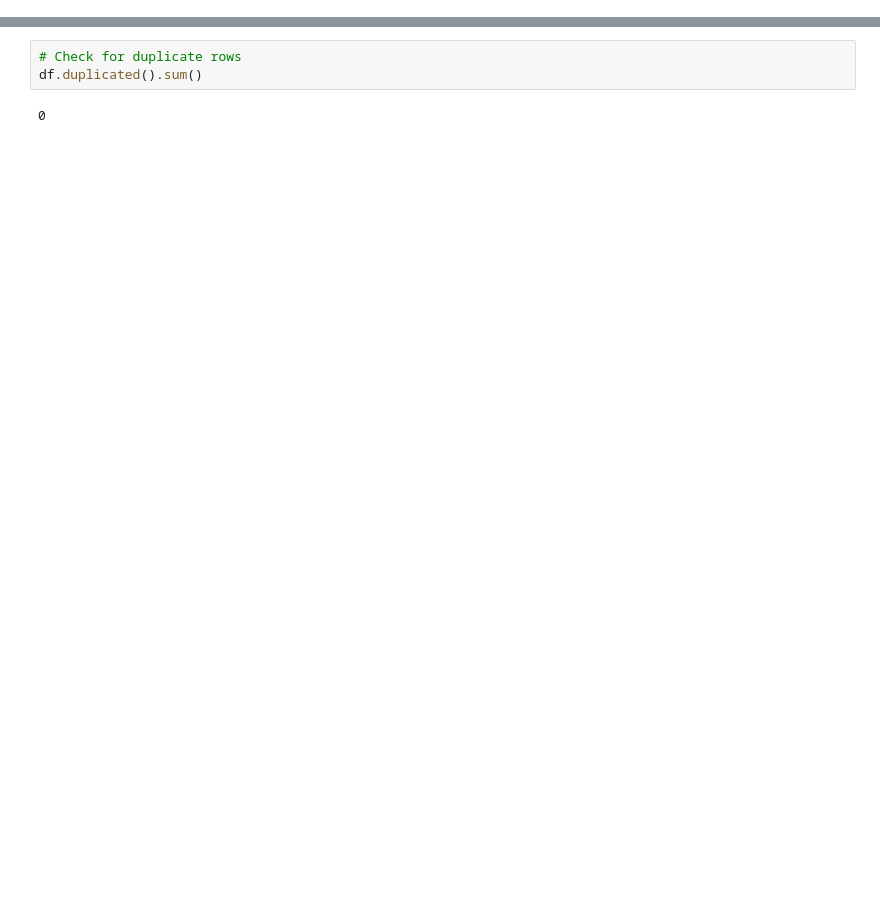
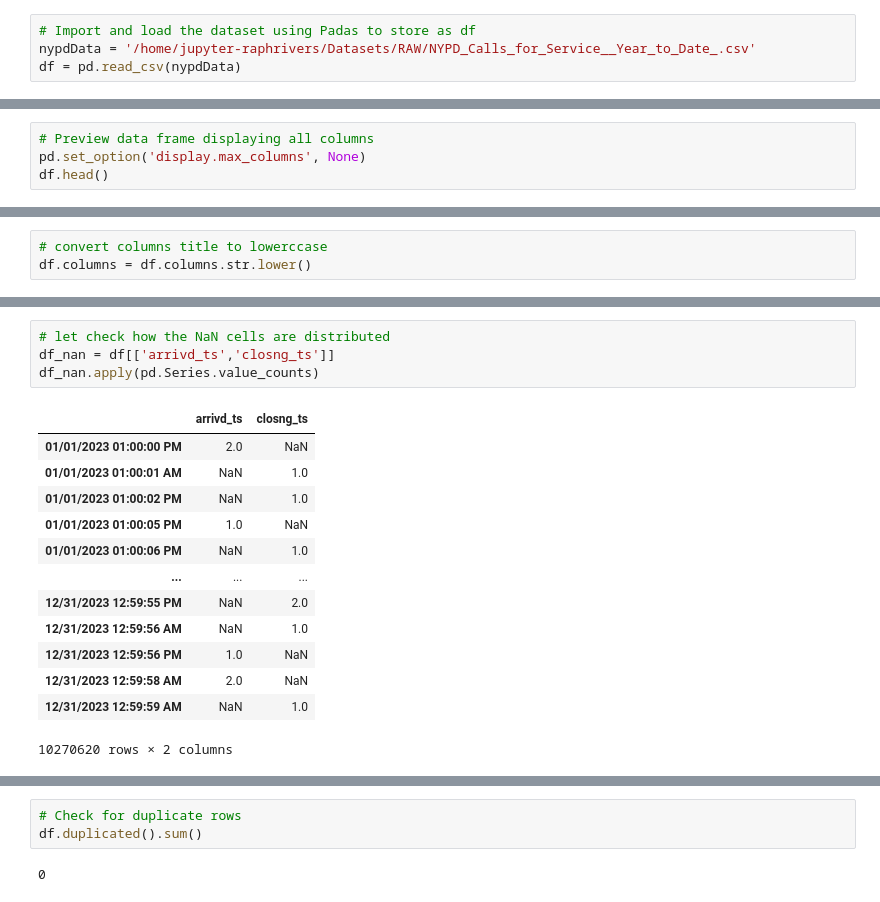
Before and after one commit to RaphRivers/Analysis-of-NYPD-911-Calls-Data-for-Enhanced-Public-Safety, a Jupyter notebook: notebook/data-preprocessing.ipynb, the cells around one changed output, grey strips where cells are left out. Cells and saved outputs as stored; diff of their text form; blank space fills up the shorter version.

```diff
--- a/notebook/data-preprocessing.ipynb
+++ b/notebook/data-preprocessing.ipynb
@@ -254,0 +28,4 @@ df['NYPD_PCT_CD'] = df['NYPD_PCT_CD'].fillna(df['NYPD_PCT_CD'].median())
+# %%
+# Import and load the dataset using Padas to store as df
+nypdData = '/home/jupyter-raphrivers/Datasets/RAW/NYPD_Calls_for_Service__Year_to_Date_.csv'
+df = pd.read_csv(nypdData)
@@ -254,0 +34,4 @@ df['NYPD_PCT_CD'] = df['NYPD_PCT_CD'].fillna(df['NYPD_PCT_CD'].median())
+# %%
+# Preview data frame displaying all columns
+pd.set_option('display.max_columns', None)
+df.head()
@@ -254,0 +52,3 @@ df['NYPD_PCT_CD'] = df['NYPD_PCT_CD'].fillna(df['NYPD_PCT_CD'].median())
+# %%
+# convert columns title to lowerccase
+df.columns = df.columns.str.lower()
@@ -254,0 +111,18 @@ df['NYPD_PCT_CD'] = df['NYPD_PCT_CD'].fillna(df['NYPD_PCT_CD'].median())
+# %%
+# let check how the NaN cells are distributed
+df_nan = df[['arrivd_ts','closng_ts']]
+df_nan.apply(pd.Series.value_counts)
+# %% [output]
+|  | arrivd_ts | closng_ts |
+| 01/01/2023 01:00:00 PM | 2.0 | NaN |
+| 01/01/2023 01:00:01 AM | NaN | 1.0 |
+| 01/01/2023 01:00:02 PM | NaN | 1.0 |
+| 01/01/2023 01:00:05 PM | 1.0 | NaN |
+| 01/01/2023 01:00:06 PM | NaN | 1.0 |
+| ... | ... | ... |
+| 12/31/2023 12:59:55 PM | NaN | 2.0 |
+| 12/31/2023 12:59:56 AM | NaN | 1.0 |
+| 12/31/2023 12:59:56 PM | 1.0 | NaN |
+| 12/31/2023 12:59:58 AM | 2.0 | NaN |
+| 12/31/2023 12:59:59 AM | NaN | 1.0 |
+10270620 rows × 2 columns
```
Also changed, not shown: parts of 82 cells of this notebook.
